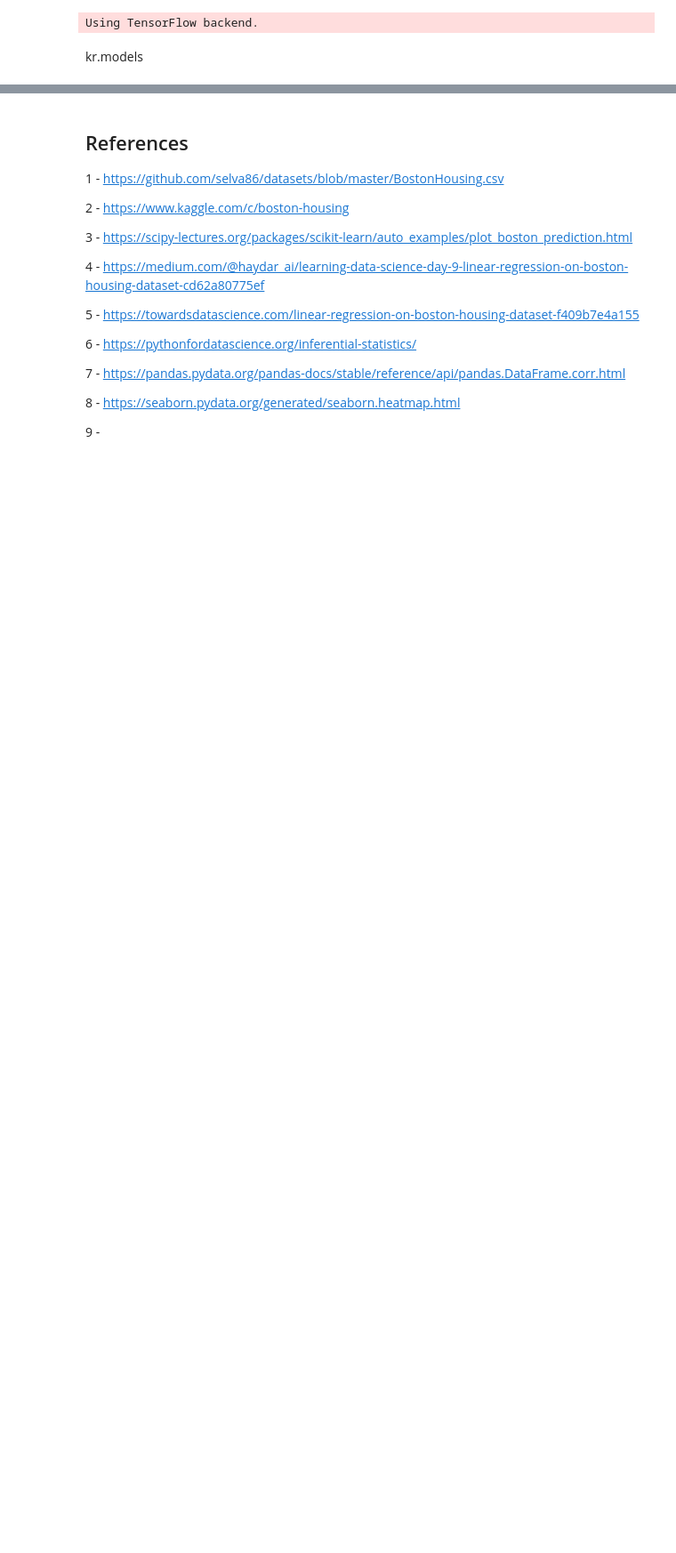
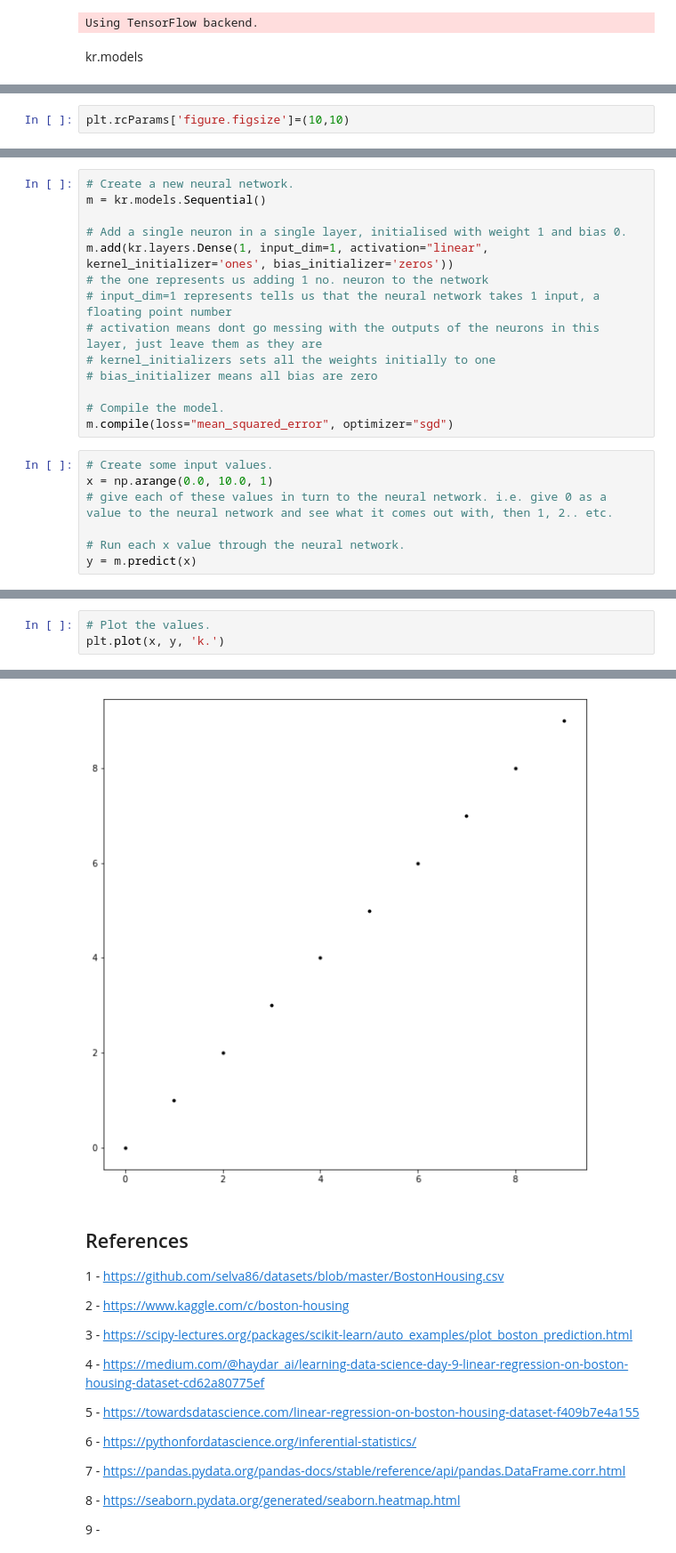
Before and after one commit to davidobrien1/MLSProject, a Jupyter notebook: mlsproject.ipynb, the cells around one changed output, grey strips where cells are left out. Shown at 89% size. Cells and saved outputs as stored; diff of their text form; blank space fills up the shorter version.

Commit message:
Looking at neural networks

```diff
--- a/mlsproject.ipynb
+++ b/mlsproject.ipynb
@@ -218,0 +206,2 @@ model.add(Dense(units=10, activation='softmax'))
+# %%
+plt.rcParams['figure.figsize']=(10,10)
@@ -218,0 +211,21 @@ model.add(Dense(units=10, activation='softmax'))
+# %%
+# Create a new neural network.
+m = kr.models.Sequential()
+
+# Add a single neuron in a single layer, initialised with weight 1 and bias 0.
+m.add(kr.layers.Dense(1, input_dim=1, activation="linear", kernel_initializer='ones', bias_initializer='zeros'))
+# the one represents us adding 1 no. neuron to the network
+# input_dim=1 represents tells us that the neural network takes 1 input, a floating point number
+# activation means dont go messing with the outputs of the neurons in this layer, just leave them as they are
+# kernel_initializers sets all the weights initially to one
+# bias_initializer means all bias are zero
+
+# Compile the model.
+m.compile(loss="mean_squared_error", optimizer="sgd")
+# %%
+# Create some input values.
+x = np.arange(0.0, 10.0, 1)
+# give each of these values in turn to the neural network. i.e. give 0 as a value to the neural network and see what it comes out with, then 1, 2.. etc.
+
+# Run each x value through the neural network.
+y = m.predict(x)
@@ -218,0 +249,4 @@ model.add(Dense(units=10, activation='softmax'))
+# %%
+# Plot the values.
+plt.plot(x, y, 'k.')
+# %% [output]
@@ -219,3 +254,4 @@ model.add(Dense(units=10, activation='softmax'))
+[figure, added]
 # %% [markdown]
 ## References
 
```
Also changed, not shown: parts of 7 cells of this notebook.
